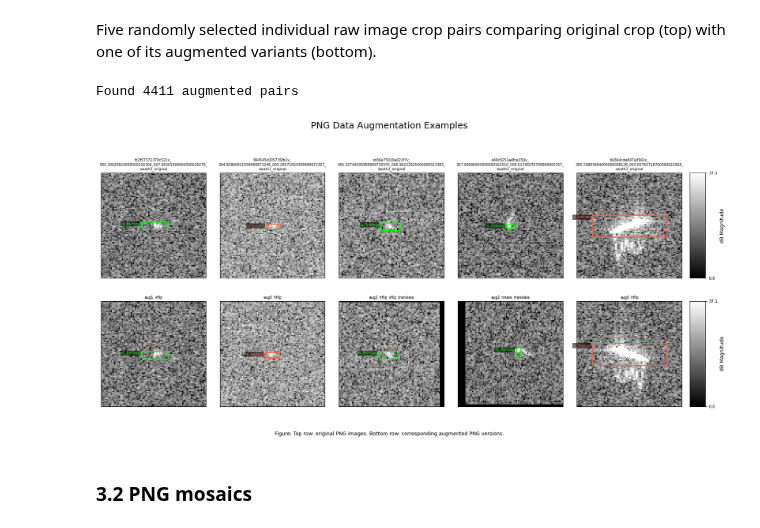
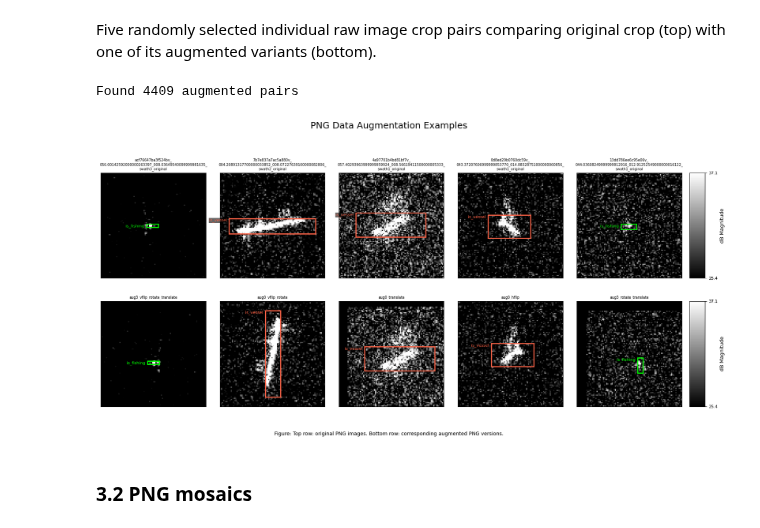
Before and after one commit to pmillitz/SARship-detect, a Jupyter notebook: modelling/notebooks/sar_png_augmentation.ipynb, the cells around one changed output. Drawn from its saved outputs; the diff is of its cells as text; code cells hidden in the pictures.

```diff
--- a/modelling/notebooks/sar_png_augmentation.ipynb
+++ b/modelling/notebooks/sar_png_augmentation.ipynb
@@ -87,19 +87,19 @@ Five randomly selected individual raw image crop pairs comparing original crop (
 # %%
 from view_png_augmentations import view_png_augmentations
 view_png_augmentations(
-    base_dir=str(DATA_DIR / 'crops_png_aug'),
-    img_subdir='images_hvrt_msc_bal_new_ext',
-    lbl_subdir='labels_hvrt_msc_bal_new_ext',
+    base_dir=str(DATA_DIR / 'crops_png_dual_aug'),
+    img_subdir='images_hvrt_msc_bal',
+    lbl_subdir='labels_hvrt_msc_bal',
     max_images=10,
-    #amp_clip_min=18.60, # 75th percentile
+    amp_clip_min=18.60, # 75th percentile
     amp_clip_max=71.51,  # 99th percentile (default)
     class_filter=None,   # filter not applicable for mosaics
     save_path=None,
     select_mosaics=False
 )
 # %% [output]
-Found 4411 augmented pairs
+Found 4409 augmented pairs
-[figure, old version]
+[figure, new version]
 # %% [markdown]
 ### 3.2 PNG mosaics
 # %% [markdown]
```
Also changed, not shown: 1 other file.
